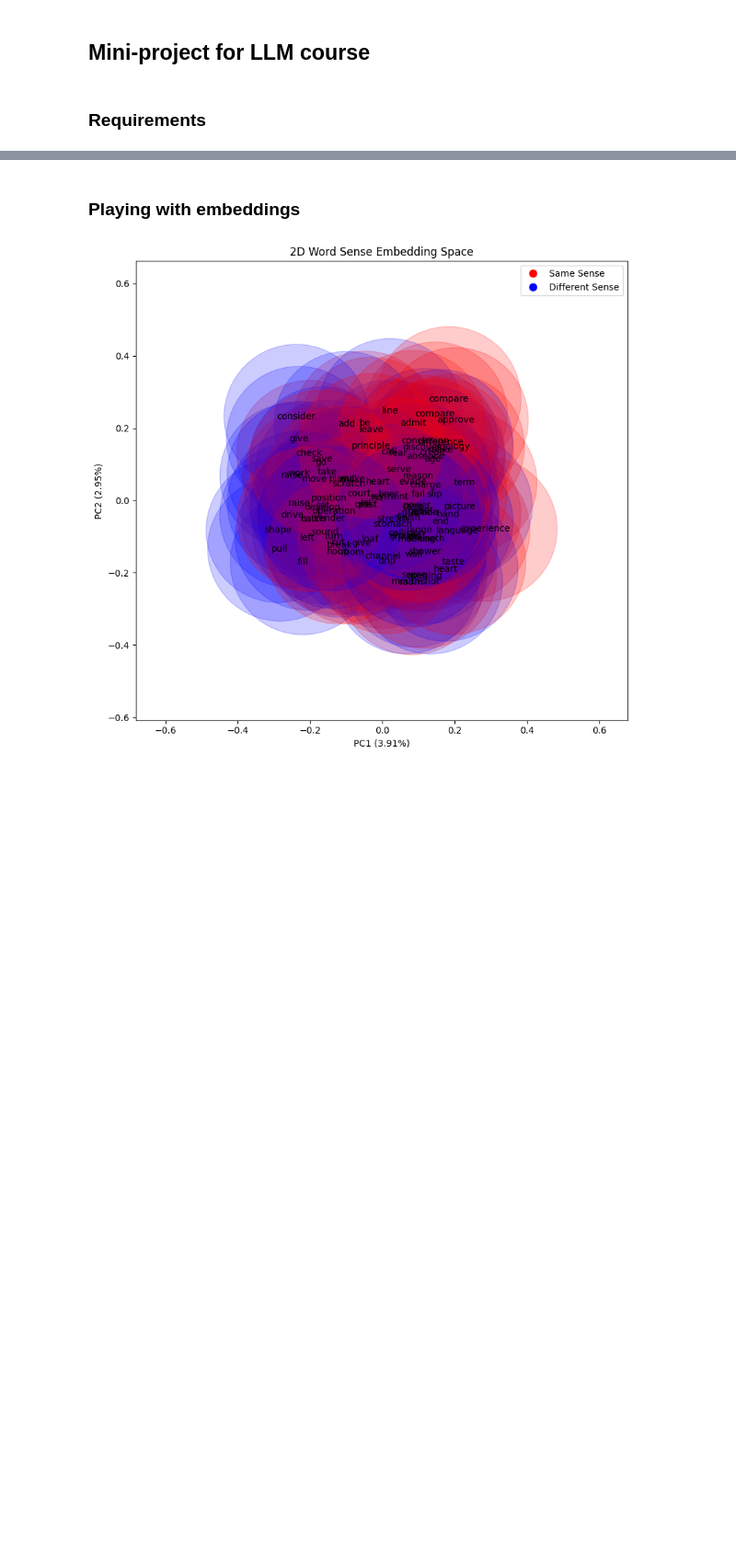
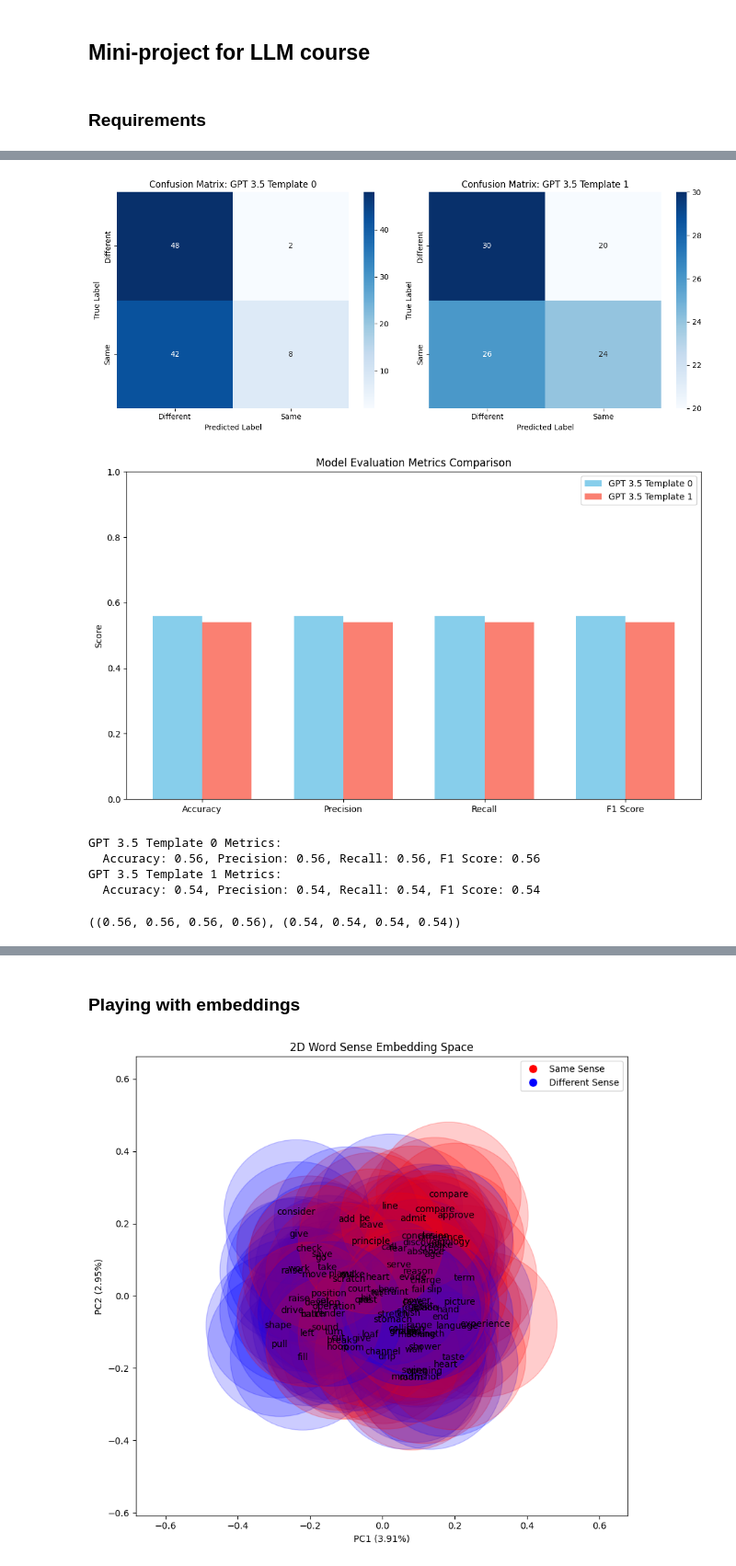
Before and after one commit to MaxRondelli/Linguistic-perspectives-on-Large-Language-Models, a Jupyter notebook: mini-project.ipynb, the cells around one changed output, grey strips where cells are left out. Shown at 92% size. Cells and saved outputs as stored; diff of their text form; code cells hidden in the pictures; blank space fills up the shorter version.

```diff
--- a/mini-project.ipynb
+++ b/mini-project.ipynb
@@ -97,7 +104,7 @@ def sample_xl_wic_pairs(df, n_samples=5, seed=None):
 
     return formatted_samples
 # %%
-samples = sample_xl_wic_pairs(df, n_samples=5)
+samples = sample_xl_wic_pairs(df, n_samples=6)
 # Checking how dataset is constructed
 for sample in samples:
     print(f"\nTarget word: {sample['word']} ({sample['pos']})")
@@ -333,0 +385,21 @@ evaluation_results(results_openai_3_5, results_phi3)
+# %%
+results_gpt3_5_v_0 = json.load(open('/home/max/Desktop/UNI_Bielefeld/LLM/Linguistic-perspectives-on-Large-Language-Models/result_MODEL_GPT3_5_TURBO_TEMPLATE_V0.json'))
+
+def extract_pred_labels(results):
+        true_labels = []
+        pred_labels = []
+        for r in results:
+            true_labels.append(r['True Label'])
+            response_lines = r['LLM Response'].lower().split('\n')
+            pred = None
+            for line in response_lines:
+                if line.startswith('label'):
+                    try:
+                        pred = int(line.split()[-1])
+                        pred = str(pred)
+                        print(pred)
+                        break
+                    except (ValueError, IndexError):
+                        continue
+            pred_labels.append(pred if pred is not None else 0)
+        return pred_labels
@@ -333,0 +460,18 @@ evaluation_results(results_openai_3_5, results_phi3)
+# %%
+# load results from json
+results_gpt3_5_v_0 = json.load(open('/home/max/Desktop/UNI_Bielefeld/LLM/Linguistic-perspectives-on-Large-Language-Models/result_MODEL_GPT3_5_TURBO_TEMPLATE_V0.json'))
+pred_labels_gpt3_5_v_0 = extract_pred_labels(results_gpt3_5_v_0)
+results_gpt3_5_v_1 = json.load(open('/home/max/Desktop/UNI_Bielefeld/LLM/Linguistic-perspectives-on-Large-Language-Models/result_MODEL_GPT3_5_TURBO_TEMPLATE_V1.json'))
+pred_labels_gpt3_5_v_1 = extract_pred_labels(results_gpt3_5_v_1)
+
+results_gpt4_v_0 = json.load(open('/home/max/Desktop/UNI_Bielefeld/LLM/Linguistic-perspectives-on-Large-Language-Models/result_MODEL_GPT4_TEMPLATE_V0.json'))
+pred_labels_gpt4_v_0 = extract_pred_labels(results_gpt4_v_0)
+results_gpt4_v_1 = json.load(open('/home/max/Desktop/UNI_Bielefeld/LLM/Linguistic-perspectives-on-Large-Language-Models/result_MODEL_GPT4_TEMPLATE_V1.json'))
+pred_labels_gpt4_v_1 = extract_pred_labels(results_gpt4_v_1)
+
+results_gpt4_turbo_v_0 = json.load(open('/home/max/Desktop/UNI_Bielefeld/LLM/Linguistic-perspectives-on-Large-Language-Models/result_MODEL_GPT4_TURBO_TEMPLATE_V0.json'))
+pred_labels_gpt4_turbo_v_0 = extract_pred_labels(results_gpt4_turbo_v_0)
+results_gpt4_turbo_v_1 = json.load(open('/home/max/Desktop/UNI_Bielefeld/LLM/Linguistic-perspectives-on-Large-Language-Models/result_MODEL_GPT4_TURBO_TEMPLATE_V1.json'))
+pred_labels_gpt4_turbo_v_1 = extract_pred_labels(results_gpt4_turbo_v_1)
+
+true_labels = [r['True Label'] for r in results_gpt3_5_v_0]
@@ -333,0 +496,10 @@ evaluation_results(results_openai_3_5, results_phi3)
+# %%
+evaluate_models(true_labels, pred_labels_gpt3_5_v_0, pred_labels_gpt3_5_v_1, template1_name="GPT 3.5 Template 0", template2_name="GPT 3.5 Template 1")
+# %% [output]
+[figure, added]
+[figure, added]
+GPT 3.5 Template 0 Metrics:
+  Accuracy: 0.56, Precision: 0.56, Recall: 0.56, F1 Score: 0.56
+GPT 3.5 Template 1 Metrics:
+  Accuracy: 0.54, Precision: 0.54, Recall: 0.54, F1 Score: 0.54
+((0.56, 0.56, 0.56, 0.56), (0.54, 0.54, 0.54, 0.54))
```
Also changed, not shown: parts of 19 cells of this notebook, 8 other files.
